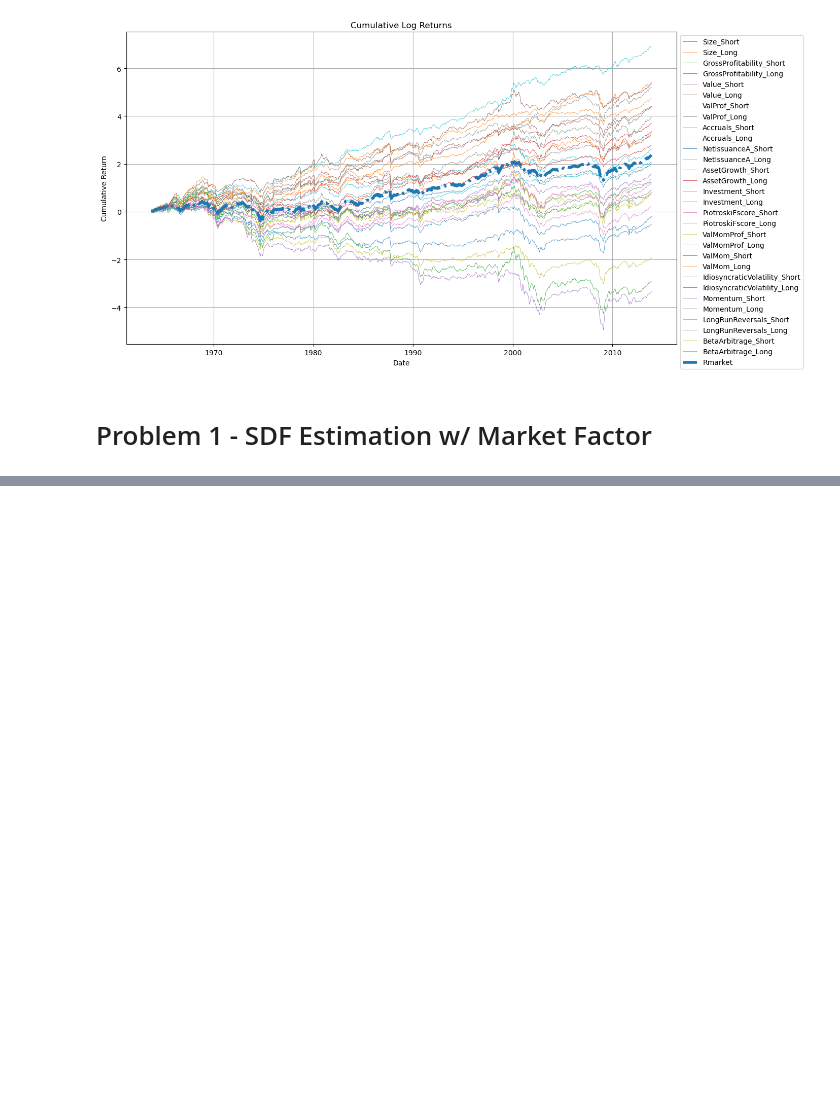
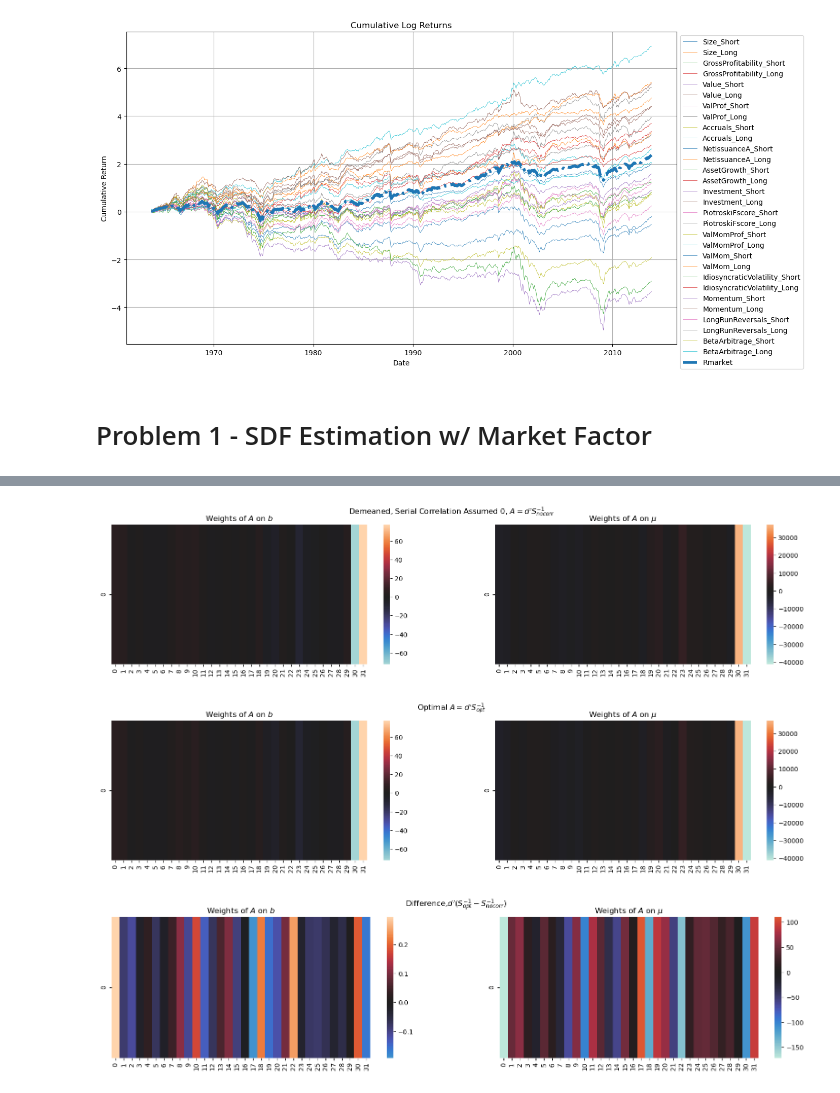
Before and after one commit to trpotter72/W24, a Jupyter notebook: AP/HW1/HW1.ipynb, the cells around one changed output, grey strips where cells are left out. Drawn from its saved outputs; the diff is of its cells as text; code cells hidden in the pictures; blank space fills up the shorter version.

```diff
--- a/AP/HW1/HW1.ipynb
+++ b/AP/HW1/HW1.ipynb
@@ -308,0 +375,21 @@ print(
+# %%
+# Approach 3 - 2nd Stage GMM with optimal weighting matrix
+
+theta_hat_gmm = np.array([q1_results["GMM_I"]["b_hat"], q1_results["GMM_I"]["mu_hat"]])
+q1_results["GMM_Opt"] = solve_gmm_optimal(X, theta_hat_gmm)
+q1_results["GMM_Ind"] = solve_gmm_optimal(X, theta_hat_gmm, no_corr=True)
+
+print(
+    f""" {'='*30} GMM Stage 2 Results (with serial corr & mean error != 0){'='*30}
+    b_hat: {q1_results["GMM_Opt"]["b_hat"][0]:0.5g}\tmu_hat: {q1_results["GMM_Opt"]["mu_hat"][0]:0.5g}
+    J: {q1_results["GMM_Opt"]["J"]:0.5g} \tFail to reject null with p={q1_results["GMM_Opt"]["p_value"]:0.5f}
+    square_sharpe: {q1_results["GMM_Opt"]["square_sharpe"]:0.5g}\n {'='*117} """
+)
+
+
+print(
+    f""" {'='*29} GMM Stage 2 Results (with no serial corr & de-meaned error){'='*28}
+    b_hat: {q1_results["GMM_Ind"]["b_hat"][0]:0.5g}\tmu_hat: {q1_results["GMM_Ind"]["mu_hat"][0]:0.5g}
+    J: {q1_results["GMM_Ind"]["J"]:0.5g} \t Fail to reject null with p={q1_results["GMM_Ind"]["p_value"]:0.5f}
+    square_sharpe: {q1_results["GMM_Ind"]["square_sharpe"]:0.5g}\n {'='*117} """
+)
@@ -308,0 +407,28 @@ print(
+# %%
+# Show differences, though minimal in A when allowing for serial correlation and non-zero mean error
+d_analytical = d_matrix(theta_hat_gmm, X)
+def plot_cov(S, title=""):
+  # Create subplots
+  fig, axes = plt.subplots(1, 2, figsize=(20, 4))
+  fig.suptitle(title)
+  # Plot the first row of S
+  sns.heatmap(S[0].reshape(1, -1), ax=axes[0], cmap="icefire", center=0)
+  axes[0].set_title(r"Weights of $A$ on $b$")
+
+  # Plot the second row of S
+  sns.heatmap(S[1].reshape(1, -1), ax=axes[1], cmap="icefire", center=0)
+  axes[1].set_title(r"Weights of $A$ on $\mu$")
+  plt.show()
+
+theta_hat_gmm = np.array([q1_results["GMM_I"]["b_hat"], q1_results["GMM_I"]["mu_hat"]])
+S_gmm_optimal = estimate_S(X, theta_hat_gmm)
+S_gmm_ind = estimate_S(X, theta_hat_gmm, no_corr=True)
+
+# Plot differences in the weighting matrix used for GMM
+plot_cov(d_analytical.T@inv(S_gmm_ind), "Demeaned, Serial Correlation Assumed 0, $A=d'S_{no corr}^{-1}$")
+plot_cov(d_analytical.T@inv(S_gmm_optimal), "Optimal $A=d'S_{opt}^{-1}$")
+plot_cov(d_analytical.T@(inv(S_gmm_optimal) - inv(S_gmm_ind)), "Difference,$d'(S_{opt}^{-1}-S_{no corr}^{-1})$")
+# %% [output]
+[figure, added]
+[figure, added]
+[figure, added]
```
Also changed, not shown: parts of 21 cells of this notebook, 1 other file.
